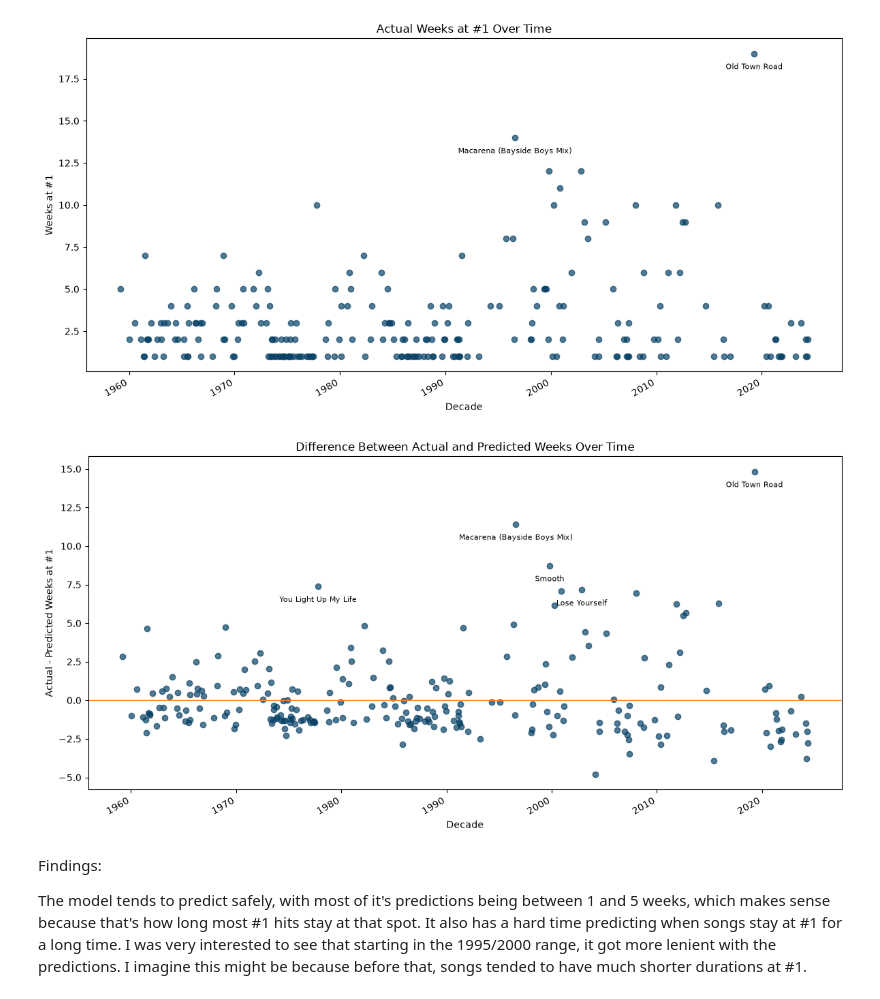
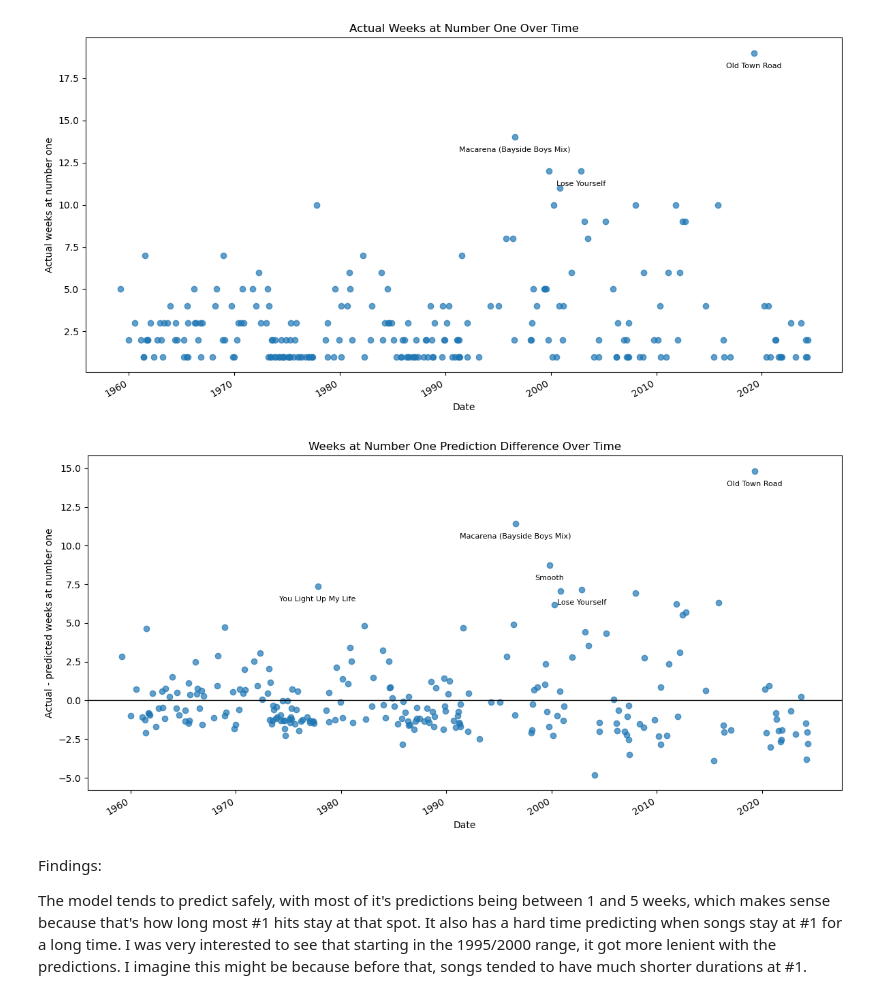
Before and after one commit to IzzyMRob/CS_161_Project, a Jupyter notebook: machinelearning.ipynb, the cells around one changed output. Saved outputs shown, nothing was run; the diff lists cells and outputs as text; code cells hidden in the pictures.

```diff
--- a/machinelearning.ipynb
+++ b/machinelearning.ipynb
@@ -9,7 +9,7 @@ from sklearn.pipeline import Pipeline
 from sklearn.impute import SimpleImputer
 from sklearn.preprocessing import OneHotEncoder
 # %%
-billboard = pd.read_csv('data/billboard.csv')
+billboard = pd.read_csv('billboard.csv')
 # %%
 # setting up model
 target = "weeks_at_number_one"
@@ -42,18 +35,14 @@ preprocessor = ColumnTransformer(
 model = Pipeline(
     steps=[
         ("preprocessor", preprocessor),
-        (
-            "regressor",
+            ("regressor",
             RandomForestRegressor(
                 n_estimators=200,
                 max_depth=10,
                 min_samples_leaf=3,
                 random_state=42,
                 n_jobs=-1,
-            ),
-        ),
-    ]
-)
+            ),),])
 # %%
 # splitting data
 X_train, X_test, y_train, y_test = train_test_split(
@@ -115,9 +106,8 @@ ax.scatter(
     weeks_test_results["date"],
     weeks_test_results["predicted_weeks_at_number_one"],
     alpha=0.7,
-    color="#084266"
 )
-for _, song in weeks_test_results.loc[weeks_test_results["predicted_weeks_at_number_one"] > 5].iterrows():
+for _, song in weeks_test_results.loc[weeks_test_results["predicted_weeks_at_number_one"] > 4.8].iterrows():
     ax.annotate(
         song["song"],
         xy=(song["date"], song["predicted_weeks_at_number_one"]),
@@ -127,9 +117,9 @@ for _, song in weeks_test_results.loc[weeks_test_results["predicted_weeks_at_num
         va="top",
         fontsize=8,
     )
-ax.set_xlabel("Decade")
-ax.set_ylabel("Weeks at #1")
-ax.set_title("Predicted Weeks at #1 Over Time")
+ax.set_xlabel("Date")
+ax.set_ylabel("Predicted weeks at number one")
+ax.set_title("Predicted Weeks at Number One Over Time")
 fig.autofmt_xdate()
 fig.tight_layout()
 plt.show()
@@ -142,9 +132,10 @@ ax.scatter(
     weeks_test_results["date"],
     weeks_test_results["actual_weeks_at_number_one"],
     alpha=0.7,
-    color="#084266"
 )
-for _, song in weeks_test_results.loc[weeks_test_results["actual_weeks_at_number_one"] > 13].iterrows():
+for _, song in weeks_test_results.loc[weeks_test_results["actual_weeks_at_number_one"] > 11].iterrows():
+    if song["song"] == "Smooth":
+        continue
     ax.annotate(
         song["song"],
         xy=(song["date"], song["actual_weeks_at_number_one"]),
@@ -155,39 +146,39 @@ for _, song in weeks_test_results.loc[weeks_test_results["actual_weeks_at_number
         fontsize=8,
     )
 
-ax.set_xlabel("Decade")
-ax.set_ylabel("Weeks at #1")
-ax.set_title("Actual Weeks at #1 Over Time")
+ax.set_xlabel("Date")
+ax.set_ylabel("Actual weeks at number one")
+ax.set_title("Actual Weeks at Number One Over Time")
 fig.autofmt_xdate()
 fig.tight_layout()
 plt.show()
 # %% [output]
-[figure, old version]
+[figure, new version]
 # %%
 #plotting prediction differences
 fig, ax = plt.subplots(figsize=(12, 6))
-ax.scatter(weeks_test_results["date"], weeks_at_number_one_difference, alpha=0.7, color="#084266")
+ax.scatter(weeks_test_results["date"], weeks_at_number_one_difference, alpha=0.7)
 for _, song in weeks_test_results.loc[weeks_test_results["difference_weeks"] > 7].iterrows():
     if song["song"] == "Independent Women, Part 1":
         continue
     ax.annotate(
         song["song"],
         xy=(song["date"], song["difference_weeks"]),
         xytext=(0, -10),
         textcoords="offset points",
         ha="center",
         va="top",
         fontsize=8,
     )
-ax.axhline(0, color="#fe7f2d", linewidth=1)
-ax.set_xlabel("Decade")
-ax.set_ylabel("Actual - Predicted Weeks at #1")
-ax.set_title("Difference Between Actual and Predicted Weeks Over Time")
+ax.axhline(0, color="black", linewidth=1)
+ax.set_xlabel("Date")
+ax.set_ylabel("Actual - predicted weeks at number one")
+ax.set_title("Weeks at Number One Prediction Difference Over Time")
 fig.autofmt_xdate()
 fig.tight_layout()
 plt.show()
 # %% [output]
-[figure, old version]
+[figure, new version]
 # %% [markdown]
 Findings:
 
```
Also changed, not shown: parts of 8 cells of this notebook.
